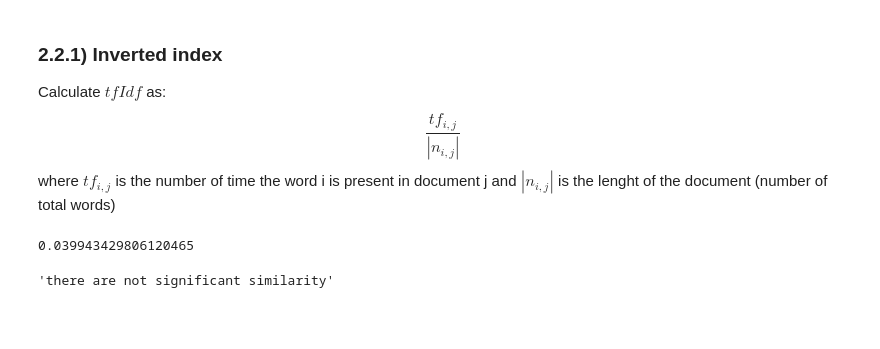
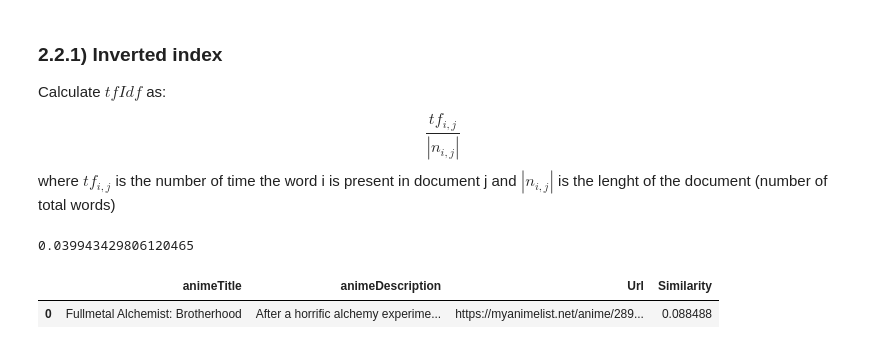
Before and after one commit to obster991/ADM-HW3-Group-25, a Jupyter notebook: HW3_ADM.ipynb, the cells around one changed output. Cells and saved outputs as stored; diff of their text form; code cells hidden in the pictures; blank space fills up the shorter version.

```diff
--- a/HW3_ADM.ipynb
+++ b/HW3_ADM.ipynb
@@ -525,7 +528,7 @@ inverted_index;
 # %%
 def docs_contains_query(query,vocabulary, index):
     subset = execute_query(query, vocabulary, index)
-    indexes = [i+1 for i in subset.index]
+    indexes = [i for i in subset.index]
     return indexes
 # %%
 # Get the numpy array vector for the query with frequency of words. It has the same lenght of the vocabulary and has number != 0 if the word is present in the query
@@ -577,24 +580,22 @@ def execute_similarity_query(query, k, df_cleaned, vocabulary, inverted_index, o
     for i in doc_list:
         doc_i_vector = get_doc_vector(i, df_cleaned, inverted_index)
         score_i = calc_score(q_vector, doc_i_vector)
+
         # Push in the heap the tuple containing (score of i-th document, i)
         if score_i  != 0:
             heapq.heappush(heap, (score_i, i))
-
-    heap=[heapq.heappop(heap) for i in range(len(heap))]
-
-    if len(heap) > k:
-        heap=heap[len(heap)-1:len(heap)-k-1:-1]
-
-    else:
-        heap=heap[k-1:-1:-1]
-
-    # List of indexes of k-documents
-    doc_rows_list = []
-    score_list=[]
     if heap==[]:
         return ('There are not significant similarity')
     else:
+        heapq._heapify_max(heap)
+        if len(heap) > k:
+            heap=[heapq.heappop(heap) for i in range(k)]
+
+    # List of indexes of k-documents
+
+
+        doc_rows_list = []
+        score_list=[]
         for j in range(len(heap)):
             #tuple_element = heapq.heappop(heap)
             doc_rows_list.append(heap[j][1])
@@ -602,9 +603,10 @@ def execute_similarity_query(query, k, df_cleaned, vocabulary, inverted_index, o
 
         sub_df=original_df.iloc[doc_rows_list]
 
-        sub_df['Similarity']=score_list #purche l ordine con cui printiamo il sub dataset  sia lo  stesso del vettore doc_rows_list
+        sub_df['Similarity']=np.array(score_list,dtype='float') #purche l ordine con cui printiamo il sub dataset  sia lo  stesso del vettore doc_rows_list
         return  sub_df
 # %%
-execute_similarity_query("robot",2,df_cleaned, vocabulary, inverted_index, original_df)
+execute_similarity_query("robot fullmetal",3,df_cleaned, vocabulary, inverted_index, original_df)
 # %% [output]
-'there are not significant similarity'
+|  | animeTitle | animeDescription | Url | Similarity |
+| 0 | Fullmetal Alchemist: Brotherhood | After a horrific alchemy experime... | https://myanimelist.net/anime/289... | 0.088488 |
```
Also changed, not shown: parts of 2 cells of this notebook.
